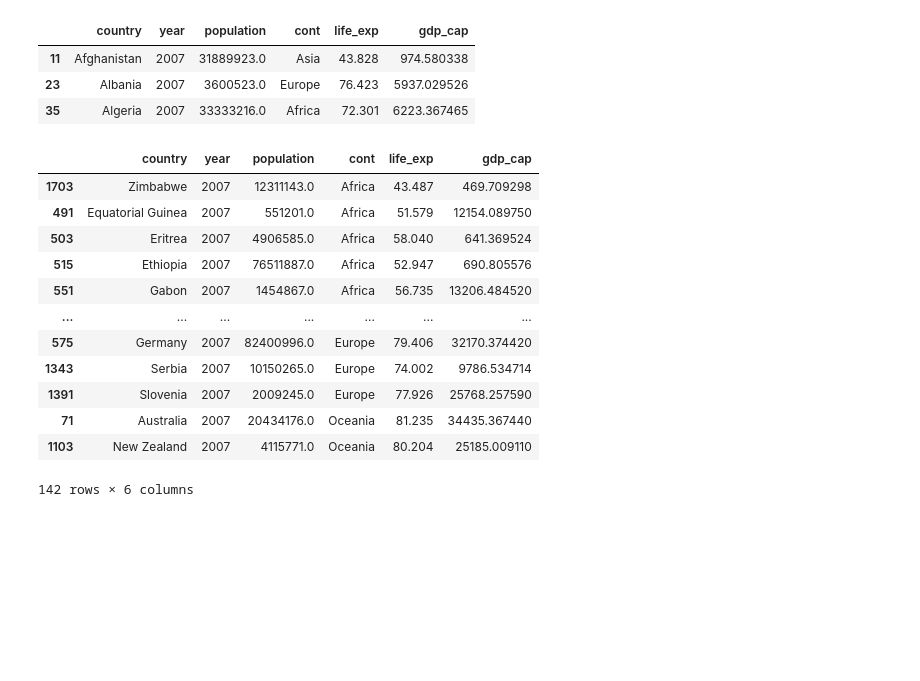
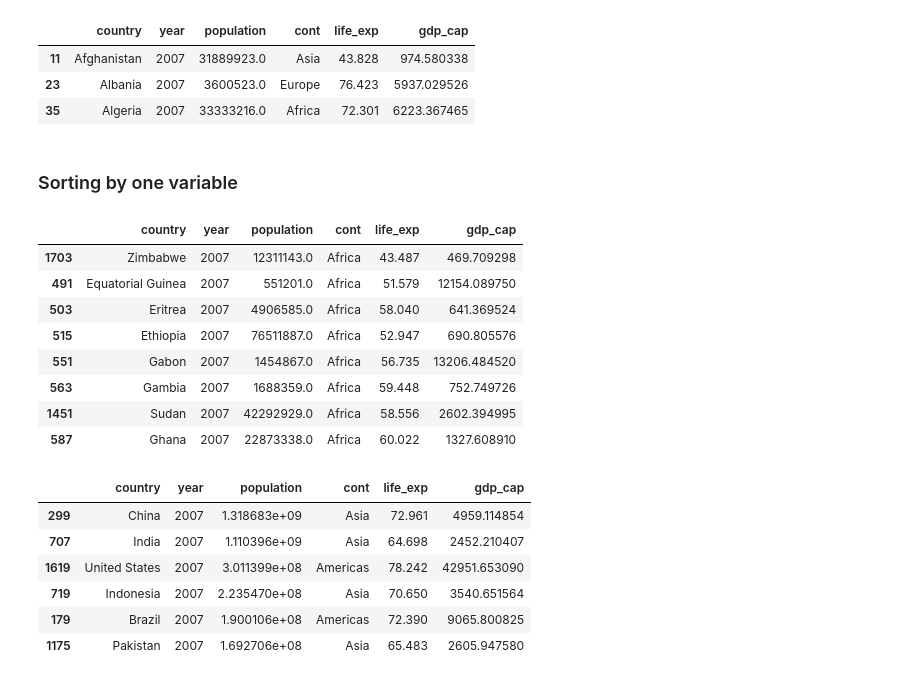
Before and after one commit to GustavMartinez/Python_practice, a Jupyter notebook: 09_libraries/pandas/data_manipulation_pandas.ipynb, the cells around one changed output. Saved outputs shown, nothing was run; the diff lists cells and outputs as text; code cells hidden in the pictures; blank space fills up the shorter version.

```diff
--- a/09_libraries/pandas/data_manipulation_pandas.ipynb
+++ b/09_libraries/pandas/data_manipulation_pandas.ipynb
@@ -10,21 +10,31 @@ df.head(3)
 | 11 | Afghanistan | 2007 | 31889923.0 | Asia | 43.828 | 974.580338 |
 | 23 | Albania | 2007 | 3600523.0 | Europe | 76.423 | 5937.029526 |
 | 35 | Algeria | 2007 | 33333216.0 | Africa | 72.301 | 6223.367465 |
+# %% [markdown]
+### Sorting by one variable
 # %%
 # Sorting
 
-df.sort_values('cont') # Apply the method to a specific column
+df.sort_values('cont').head(8) # Apply the method to a specific column
 # %% [output]
 |  | country | year | population | cont | life_exp | gdp_cap |
 | 1703 | Zimbabwe | 2007 | 12311143.0 | Africa | 43.487 | 469.709298 |
 | 491 | Equatorial Guinea | 2007 | 551201.0 | Africa | 51.579 | 12154.089750 |
 | 503 | Eritrea | 2007 | 4906585.0 | Africa | 58.040 | 641.369524 |
 | 515 | Ethiopia | 2007 | 76511887.0 | Africa | 52.947 | 690.805576 |
 | 551 | Gabon | 2007 | 1454867.0 | Africa | 56.735 | 13206.484520 |
-| ... | ... | ... | ... | ... | ... | ... |
-| 575 | Germany | 2007 | 82400996.0 | Europe | 79.406 | 32170.374420 |
-| 1343 | Serbia | 2007 | 10150265.0 | Europe | 74.002 | 9786.534714 |
-| 1391 | Slovenia | 2007 | 2009245.0 | Europe | 77.926 | 25768.257590 |
-| 71 | Australia | 2007 | 20434176.0 | Oceania | 81.235 | 34435.367440 |
-| 1103 | New Zealand | 2007 | 4115771.0 | Oceania | 80.204 | 25185.009110 |
+| 563 | Gambia | 2007 | 1688359.0 | Africa | 59.448 | 752.749726 |
+| 1451 | Sudan | 2007 | 42292929.0 | Africa | 58.556 | 2602.394995 |
+| 587 | Ghana | 2007 | 22873338.0 | Africa | 60.022 | 1327.608910 |
-142 rows × 6 columns
+# %%
+# Sorting values by the population column, with ascending=False
+
+df.sort_values('population', ascending=False).head(6)
+# %% [output]
+|  | country | year | population | cont | life_exp | gdp_cap |
+| 299 | China | 2007 | 1.318683e+09 | Asia | 72.961 | 4959.114854 |
+| 707 | India | 2007 | 1.110396e+09 | Asia | 64.698 | 2452.210407 |
+| 1619 | United States | 2007 | 3.011399e+08 | Americas | 78.242 | 42951.653090 |
+| 719 | Indonesia | 2007 | 2.235470e+08 | Asia | 70.650 | 3540.651564 |
+| 179 | Brazil | 2007 | 1.900106e+08 | Americas | 72.390 | 9065.800825 |
+| 1175 | Pakistan | 2007 | 1.692706e+08 | Asia | 65.483 | 2605.947580 |
```
Also changed, not shown: parts of 10 cells of this notebook.
